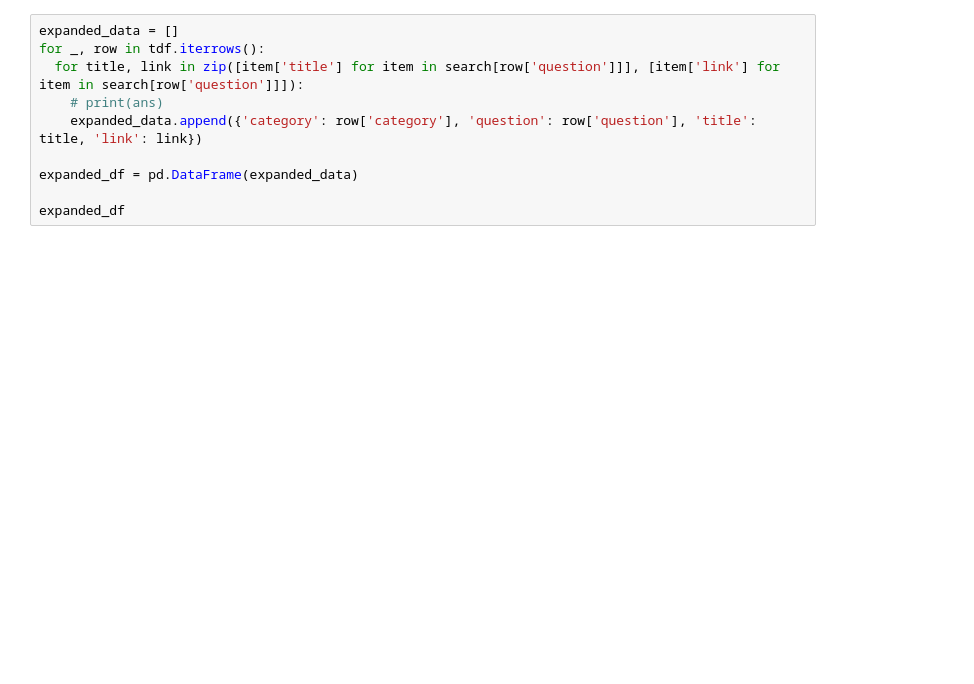
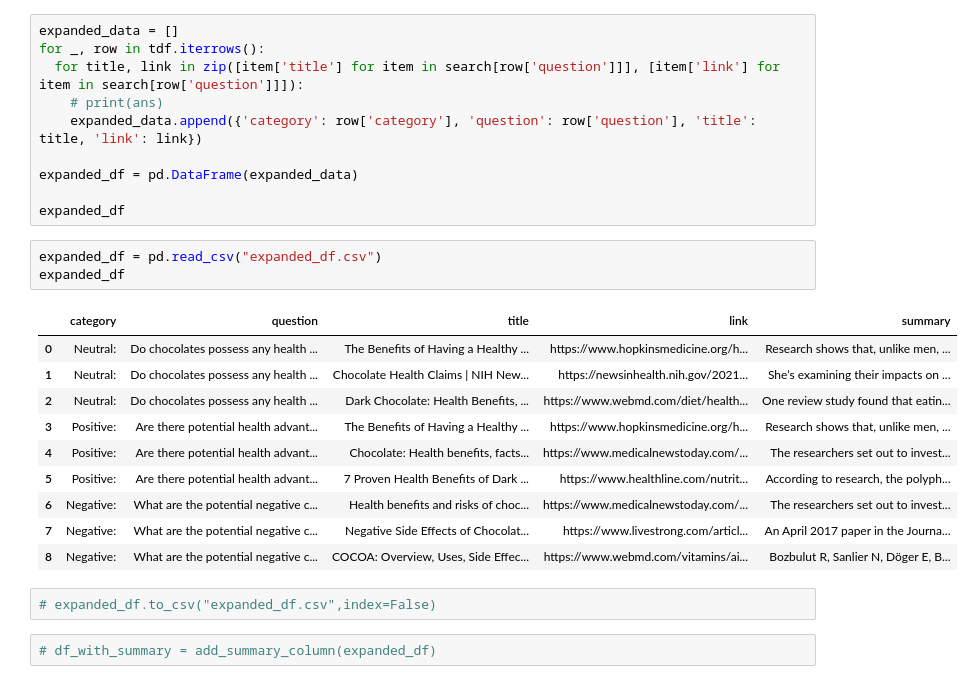
Before and after one commit to mukundc2k/fishinformation, a Jupyter notebook: SearchGemini_integration.ipynb, the cells around one changed output. Drawn from its saved outputs; the diff is of its cells as text; blank space fills up the shorter version.

```diff
--- a/SearchGemini_integration.ipynb
+++ b/SearchGemini_integration.ipynb
@@ -199,4 +227,22 @@ for _, row in tdf.iterrows():
 expanded_df = pd.DataFrame(expanded_data)
 
 expanded_df
+# %%
+expanded_df = pd.read_csv("expanded_df.csv")
+expanded_df
+# %% [output]
+|  | category | question | title | link | summary |
+| 0 | Neutral: | Do chocolates possess any health ... | The Benefits of Having a Healthy ... | https://www.hopkinsmedicine.org/h... | Research shows that, unlike men, ... |
+| 1 | Neutral: | Do chocolates possess any health ... | Chocolate Health Claims | NIH New... | https://newsinhealth.nih.gov/2021... | She’s examining their impacts on ... |
+| 2 | Neutral: | Do chocolates possess any health ... | Dark Chocolate: Health Benefits, ... | https://www.webmd.com/diet/health... | One review study found that eatin... |
+| 3 | Positive: | Are there potential health advant... | The Benefits of Having a Healthy ... | https://www.hopkinsmedicine.org/h... | Research shows that, unlike men, ... |
+| 4 | Positive: | Are there potential health advant... | Chocolate: Health benefits, facts... | https://www.medicalnewstoday.com/... | The researchers set out to invest... |
+| 5 | Positive: | Are there potential health advant... | 7 Proven Health Benefits of Dark ... | https://www.healthline.com/nutrit... | According to research, the polyph... |
+| 6 | Negative: | What are the potential negative c... | Health benefits and risks of choc... | https://www.medicalnewstoday.com/... | The researchers set out to invest... |
+| 7 | Negative: | What are the potential negative c... | Negative Side Effects of Chocolat... | https://www.livestrong.com/articl... | An April 2017 paper in the Journa... |
+| 8 | Negative: | What are the potential negative c... | COCOA: Overview, Uses, Side Effec... | https://www.webmd.com/vitamins/ai... | Bozbulut R, Sanlier N, Döger E, B... |
+# %%
+# expanded_df.to_csv("expanded_df.csv",index=False)
+# %%
+# df_with_summary = add_summary_column(expanded_df)
 # %%
```
Also changed, not shown: parts of 30 cells of this notebook, 1 other file.
